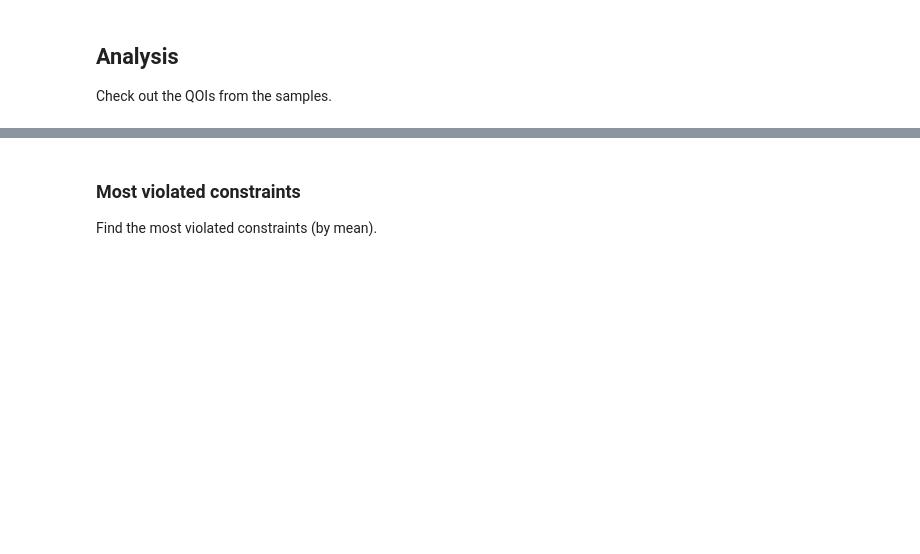
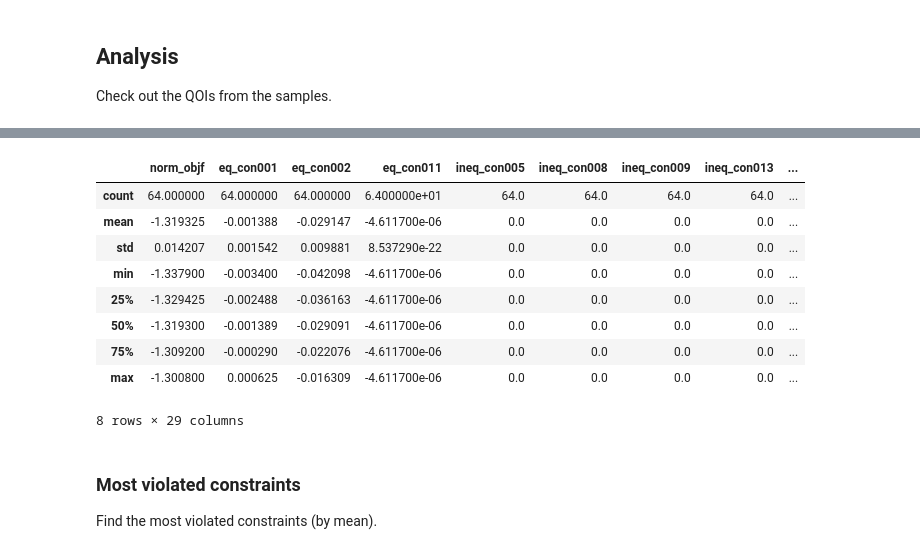
Before and after one commit to jonmaddock/easyVVUQ-process, a Jupyter notebook: examples/infeas_screened_analysis_local.ipynb, the cells around one changed output, grey strips where cells are left out. Drawn from its saved outputs; the diff is of its cells as text; code cells hidden in the pictures; blank space fills up the shorter version.

```diff
--- a/examples/infeas_screened_analysis_local.ipynb
+++ b/examples/infeas_screened_analysis_local.ipynb
@@ -101,3 +59,47 @@ samples[qois].describe()
+# %%
+qois = [
+    "norm_objf",
+    "eq_con001",
+    "eq_con002",
+    "eq_con011",
+    "ineq_con005",
+    "ineq_con008",
+    "ineq_con009",
+    "ineq_con013",
+    "ineq_con015",
+    "ineq_con030",
+    "ineq_con016",
+    "ineq_con024",
+    "ineq_con025",
+    "ineq_con026",
+    "ineq_con027",
+    "ineq_con033",
+    "ineq_con034",
+    "ineq_con035",
+    "ineq_con036",
+    "ineq_con060",
+    "ineq_con062",
+    "ineq_con065",
+    "ineq_con072",
+    "ineq_con079",
+    "ineq_con081",
+    "ineq_con068",
+    "ineq_con031",
+    "ineq_con032",
+    "rms_vio_constr_res",
+]
+samples[qois].describe()
+# %% [output]
+|  | norm_objf | eq_con001 | eq_con002 | eq_con011 | ineq_con005 | ineq_con008 | ineq_con009 | ineq_con013 | ... |
+| count | 64.000000 | 64.000000 | 64.000000 | 6.400000e+01 | 64.0 | 64.0 | 64.0 | 64.0 | ... |
+| mean | -1.319325 | -0.001388 | -0.029147 | -4.611700e-06 | 0.0 | 0.0 | 0.0 | 0.0 | ... |
+| std | 0.014207 | 0.001542 | 0.009881 | 8.537290e-22 | 0.0 | 0.0 | 0.0 | 0.0 | ... |
+| min | -1.337900 | -0.003400 | -0.042098 | -4.611700e-06 | 0.0 | 0.0 | 0.0 | 0.0 | ... |
+| 25% | -1.329425 | -0.002488 | -0.036163 | -4.611700e-06 | 0.0 | 0.0 | 0.0 | 0.0 | ... |
+| 50% | -1.319300 | -0.001389 | -0.029091 | -4.611700e-06 | 0.0 | 0.0 | 0.0 | 0.0 | ... |
+| 75% | -1.309200 | -0.000290 | -0.022076 | -4.611700e-06 | 0.0 | 0.0 | 0.0 | 0.0 | ... |
+| max | -1.300800 | 0.000625 | -0.016309 | -4.611700e-06 | 0.0 | 0.0 | 0.0 | 0.0 | ... |
+8 rows × 29 columns
 # %% [markdown]
 ### Most violated constraints
 
```
Also changed, not shown: parts of 11 cells of this notebook.
